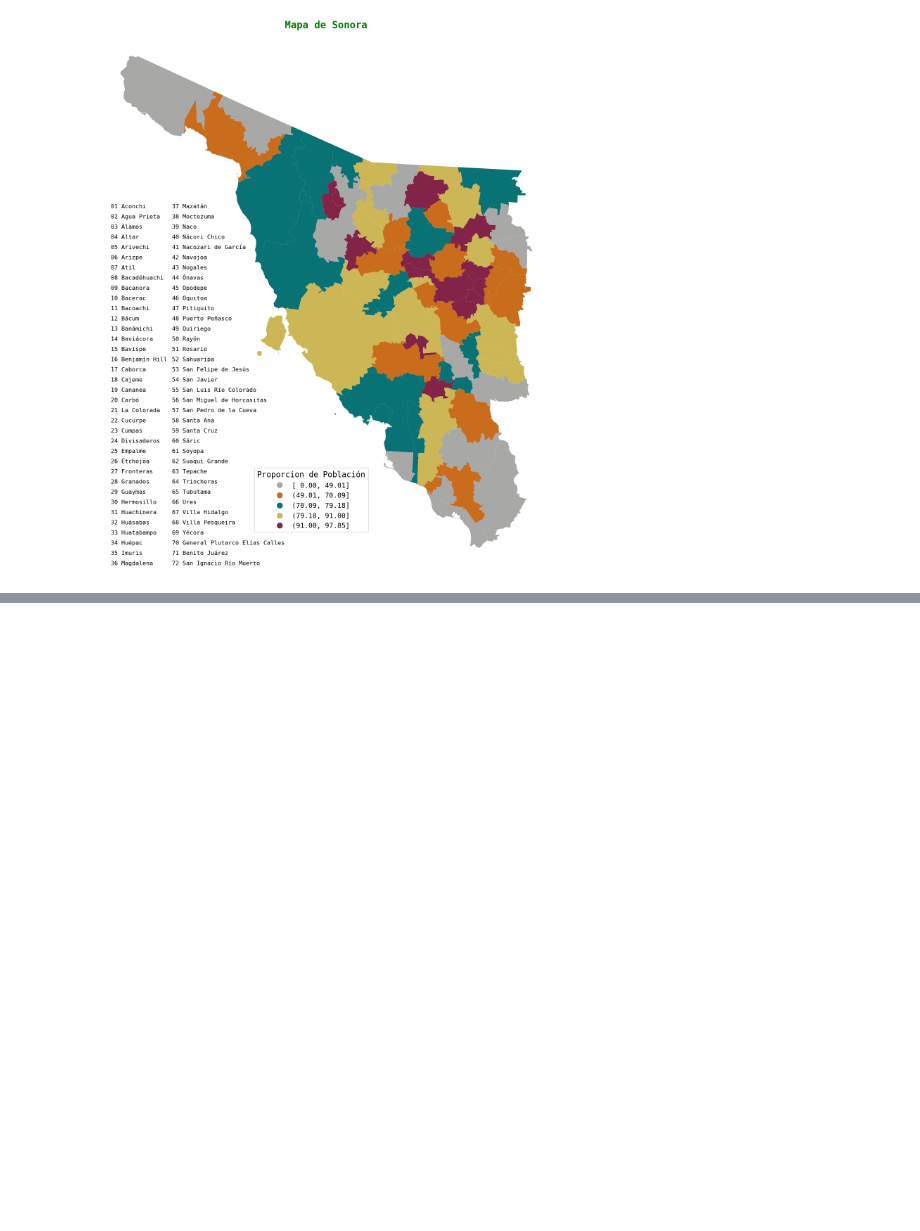
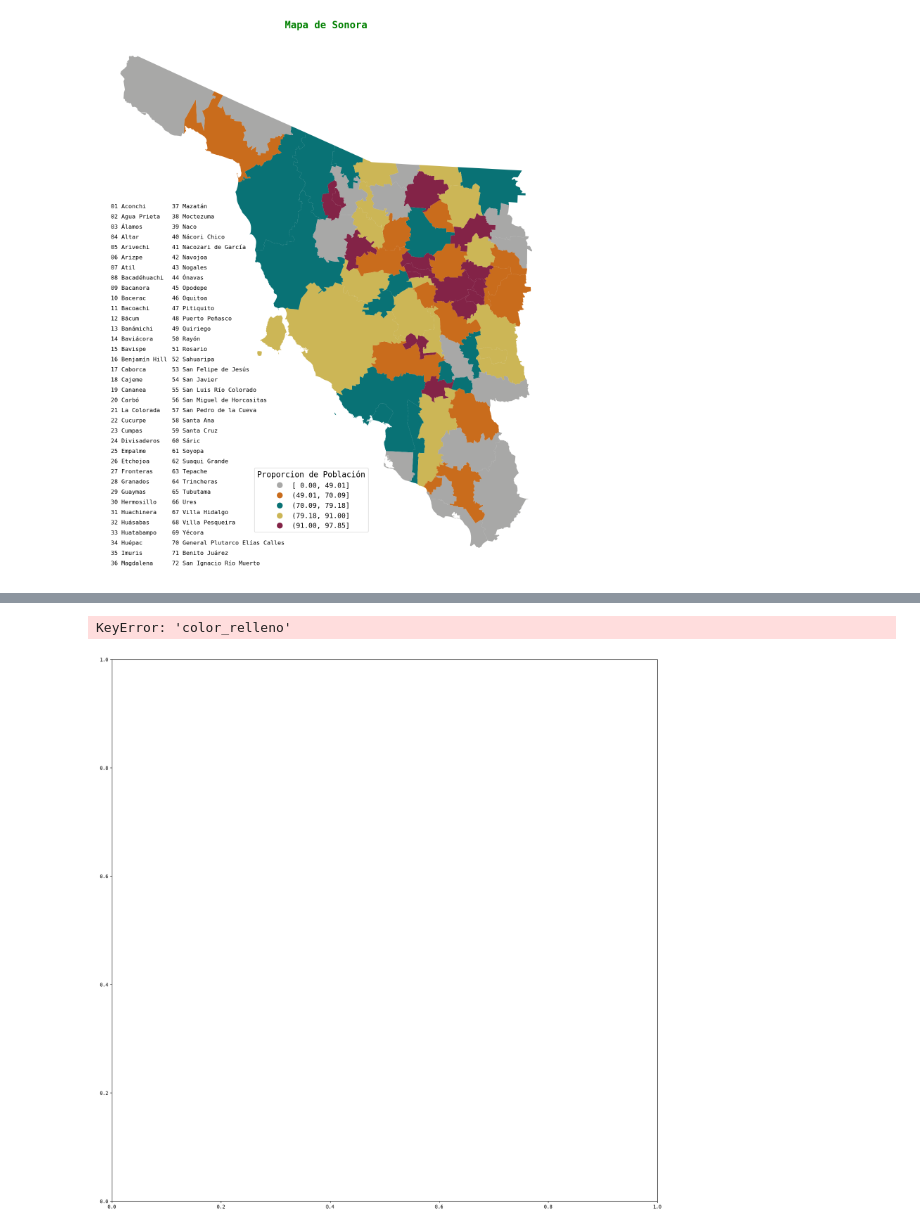
Before and after one commit to Dust1920/mapper, a Jupyter notebook: agua.ipynb, the cells around one changed output, grey strips where cells are left out. Saved outputs shown, nothing was run; the diff lists cells and outputs as text; code cells hidden in the pictures; blank space fills up the shorter version.

```diff
--- a/agua.ipynb
+++ b/agua.ipynb
@@ -183,0 +200,5 @@ axs.set_axis_off()
+# %%
+test = addon.call_template('sonora', 'Prueba')
+muns = test.index
+
+test.head(n = 2)
@@ -183,0 +274,42 @@ axs.set_axis_off()
+# %%
+
+def read_template(map, template, ax):
+    color_t = template['color_relleno']
+    map.plot(color = color_t, ax = ax)
+    ib_0 = list(template.index)[0]
+    title = template.loc[ib_0,'title']
+    title_config = gc.text_to_list(template.loc[ib_0,'title_conf'])
+    fw = title_config[2] if title_config[2]!= 'None' else None
+    ax.set_title(title,
+                 fontsize = title_config[0], color = title_config[1], weight = fw)
+    ac_bd = template.loc[ib_0,'bd']
+    for reg in template.index:
+        t_x = template.loc[reg, 'texto_x']
+        t_y = template.loc[reg, 'texto_y']
+        f_x = template.loc[reg, 'flecha_x']
+        f_y = template.loc[reg, 'flecha_y']
+        t_coords = (t_x, t_y)
+        f_coords = (f_x, f_y)
+        flecha = template.loc[reg, 'flecha']
+        text_cfig = template.loc[reg, 'text_conf']
+        text_cfig = gc.text_to_list(text_cfig)
+        if flecha:
+            flecha_sets = template.loc[reg, 'flecha_conf']
+            flecha_sets = gc.text_to_list(flecha_sets, ntype = float)
+            addon.arrow_block(template.loc[reg,'texto'], f_coords, t_coords, flecha_sets, ax,
+                        text_cf = text_cfig)
+        else:
+            addon.text_block(template.loc[reg,'texto'], t_coords, ax,
+                       text_cf = text_cfig)
+    if int(ac_bd[0]):
+        bd = gc.text_to_list(template.loc[ib_0,'bd'])
+        map.boundary.plot(color = bd[1], lw = bd[2], ax = ax)
+    if not template.loc[ib_0, 'axis']:
+        ax.set_axis_off()
+    return 0
+
+fig, ax = plt.subplots(figsize = (20,20))
+read_template(sonora, new_template, ax)
+# %% [output]
+KeyError: 'color_relleno'
+[figure, added]
```
Also changed, not shown: parts of 6 cells of this notebook, 2 other files.
